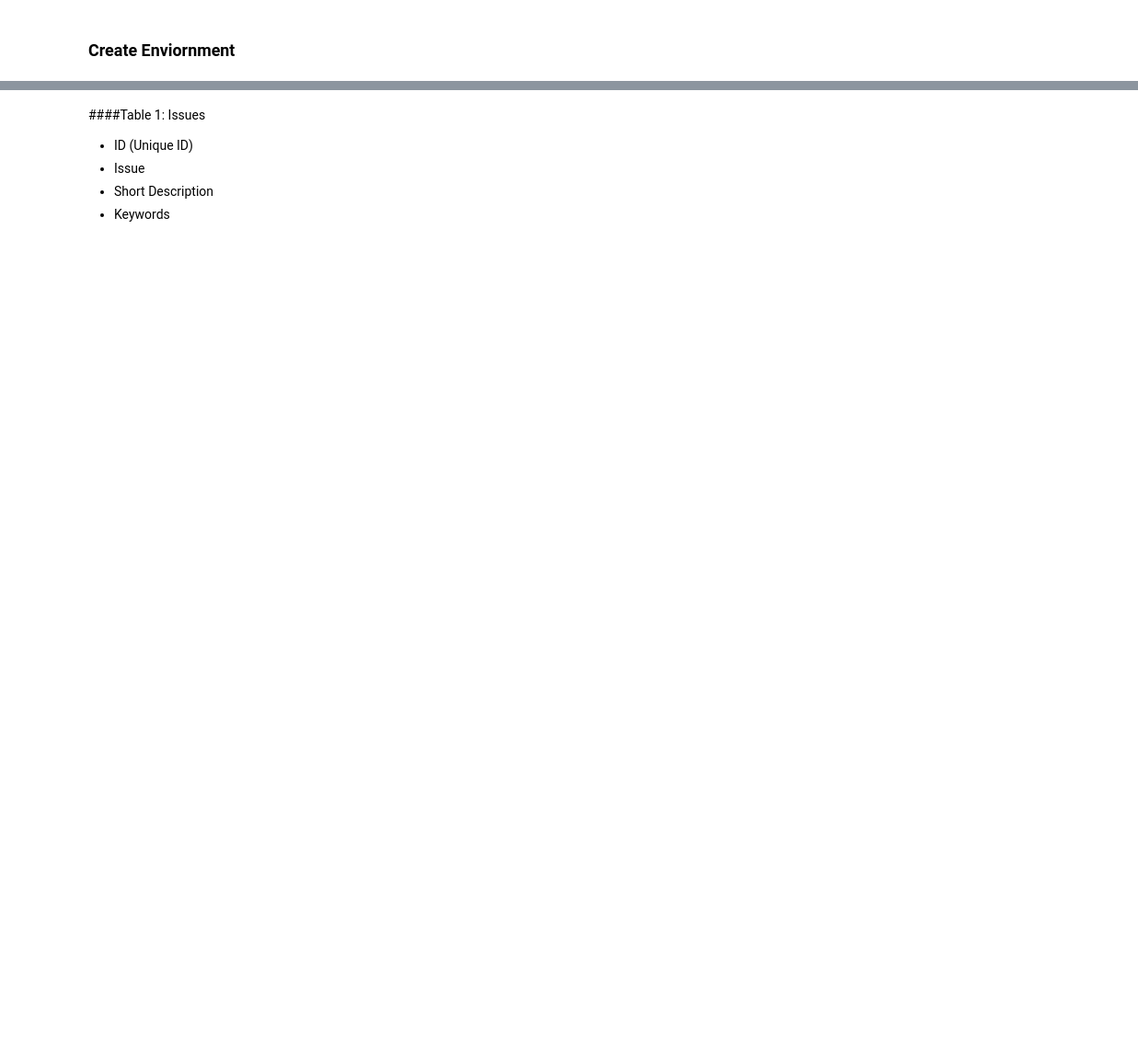
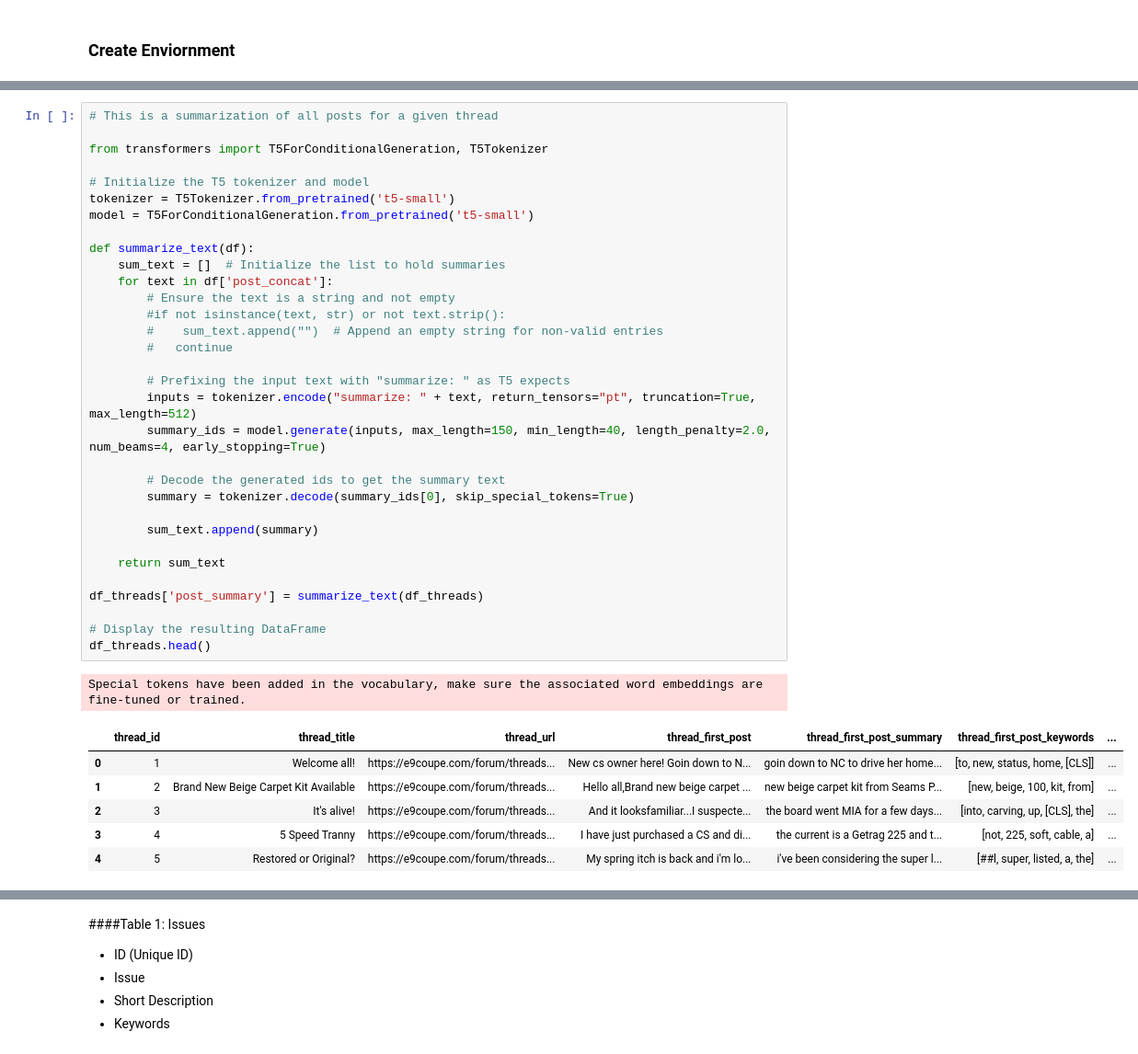
Before and after one commit to DavdElgas/DataSciencePortfolio, a Jupyter notebook: nlp-projects/notebook/NLP_with_transformers.ipynb, the cells around one changed output, grey strips where cells are left out. Shown at 92% size. Cells and saved outputs as stored; diff of their text form; blank space fills up the shorter version.

```diff
--- a/nlp-projects/notebook/NLP_with_transformers.ipynb
+++ b/nlp-projects/notebook/NLP_with_transformers.ipynb
@@ -282,0 +413,40 @@ Table 3: Notes
+# %%
+# This is a summarization of all posts for a given thread
+
+from transformers import T5ForConditionalGeneration, T5Tokenizer
+
+# Initialize the T5 tokenizer and model
+tokenizer = T5Tokenizer.from_pretrained('t5-small')
+model = T5ForConditionalGeneration.from_pretrained('t5-small')
+
+def summarize_text(df):
+    sum_text = []  # Initialize the list to hold summaries
+    for text in df['post_concat']:
+        # Ensure the text is a string and not empty
+        #if not isinstance(text, str) or not text.strip():
+        #    sum_text.append("")  # Append an empty string for non-valid entries
+        #   continue
+
+        # Prefixing the input text with "summarize: " as T5 expects
+        inputs = tokenizer.encode("summarize: " + text, return_tensors="pt", truncation=True, max_length=512)
+        summary_ids = model.generate(inputs, max_length=150, min_length=40, length_penalty=2.0, num_beams=4, early_stopping=True)
+
+        # Decode the generated ids to get the summary text
+        summary = tokenizer.decode(summary_ids[0], skip_special_tokens=True)
+
+        sum_text.append(summary)
+
+    return sum_text
+
+df_threads['post_summary'] = summarize_text(df_threads)
+
+# Display the resulting DataFrame
+df_threads.head()
+# %% [output]
+Special tokens have been added in the vocabulary, make sure the associated word embeddings are fine-tuned or trained.
+|  | thread_id | thread_title | thread_url | thread_first_post | thread_first_post_summary | thread_first_post_keywords | ... |
+| 0 | 1 | Welcome all! | https://e9coupe.com/forum/threads... | New cs owner here! Goin down to N... | goin down to NC to drive her home... | [to, new, status, home, [CLS]] | ... |
+| 1 | 2 | Brand New Beige Carpet Kit Available | https://e9coupe.com/forum/threads... | Hello all,Brand new beige carpet ... | new beige carpet kit from Seams P... | [new, beige, 100, kit, from] | ... |
+| 2 | 3 | It's alive! | https://e9coupe.com/forum/threads... | And it looksfamiliar...I suspecte... | the board went MIA for a few days... | [into, carving, up, [CLS], the] | ... |
+| 3 | 4 | 5 Speed Tranny | https://e9coupe.com/forum/threads... | I have just purchased a CS and di... | the current is a Getrag 225 and t... | [not, 225, soft, cable, a] | ... |
+| 4 | 5 | Restored or Original? | https://e9coupe.com/forum/threads... | My spring itch is back and i'm lo... | i've been considering the super l... | [##l, super, listed, a, the] | ... |
```
Also changed, not shown: parts of 82 cells of this notebook.
